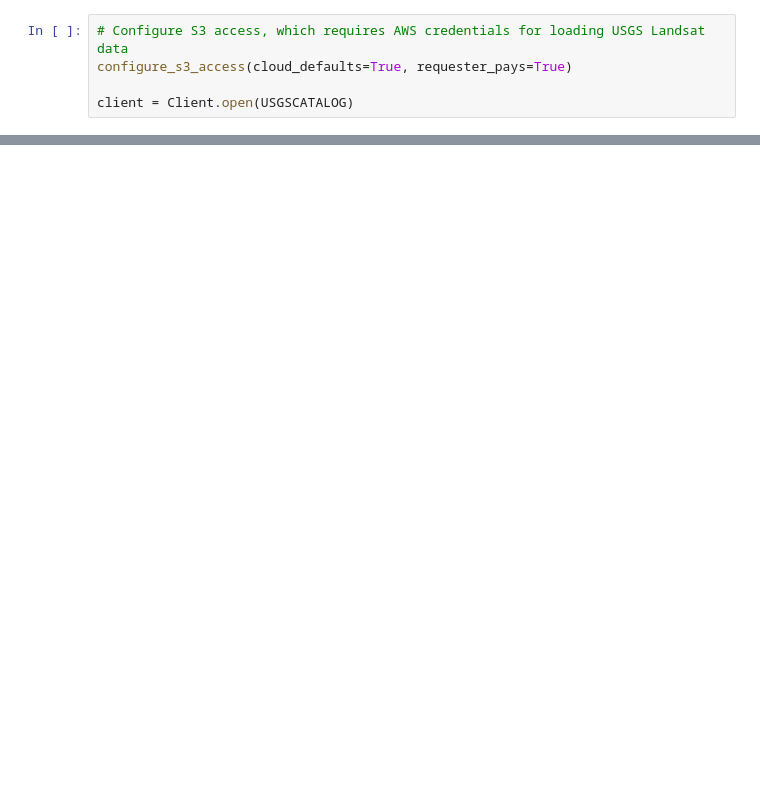
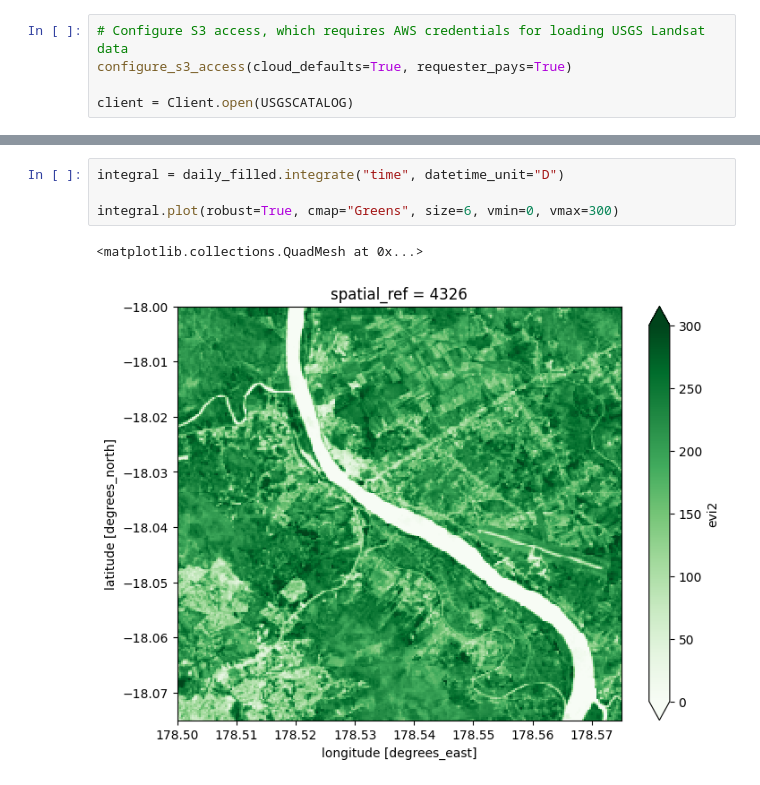
Before and after one commit to auspatious/ldn-land-productivity, a Jupyter notebook: Testing_Integrals.ipynb, the cells around one changed output, grey strips where cells are left out. Cells and saved outputs as stored; diff of their text form; blank space fills up the shorter version.

Commit message:
Add integral testing

```diff
--- a/Testing_Integrals.ipynb
+++ b/Testing_Integrals.ipynb
@@ -156,0 +265,7 @@ tile.geographic_extent.centroid.coords
+# %%
+integral = daily_filled.integrate("time", datetime_unit="D")
+
+integral.plot(robust=True, cmap="Greens", size=6, vmin=0, vmax=300)
+# %% [output]
+<matplotlib.collections.QuadMesh at 0x...>
+[figure, added]
```
Also changed, not shown: parts of 15 cells of this notebook, 1 other file.
